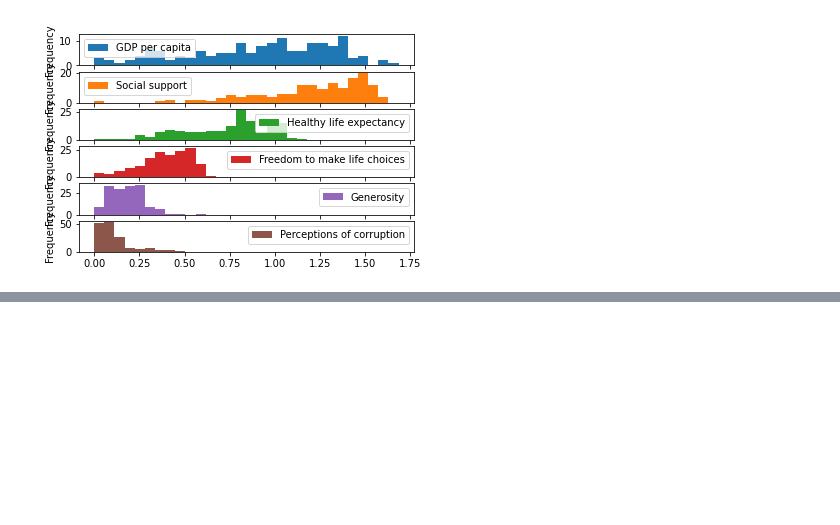
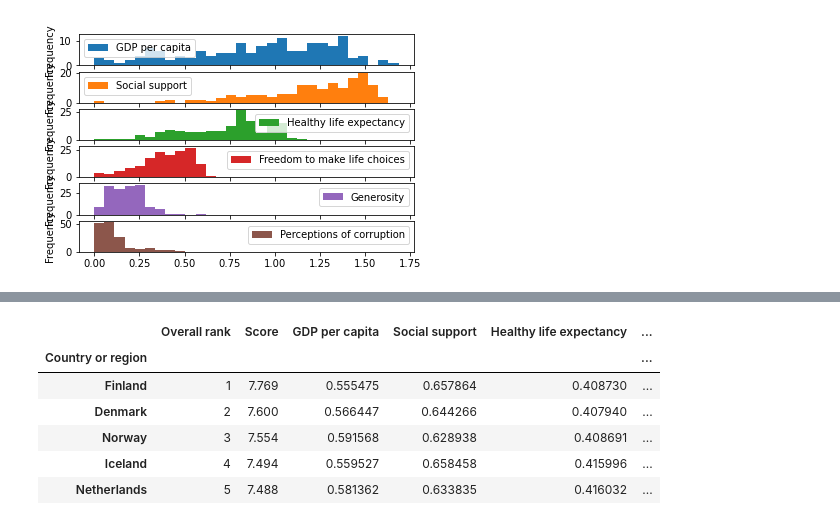
Before and after one commit to zoeyyzh/springboard, a Jupyter notebook: HappinessReport.ipynb, the cells around one changed output, grey strips where cells are left out. Cells and saved outputs as stored; diff of their text form; code cells hidden in the pictures; blank space fills up the shorter version.

```diff
--- a/HappinessReport.ipynb
+++ b/HappinessReport.ipynb
@@ -66,0 +87,22 @@ plt.show()
+# %%
+# scaling
+from sklearn import preprocessing
+a = df[['Overall rank','Score']]
+b = df[['GDP per capita','Social support','Healthy life expectancy','Freedom to make life choices','Generosity','Perceptions of corruption']]
+c = df.index
+normalized_b = preprocessing.normalize(b)
+df_1 = pd.DataFrame(data = a, columns = ['Overall rank','Score'])
+df_2 = pd.DataFrame(data = normalized_b, columns = ['GDP per capita','Social support','Healthy life expectancy','Freedom to make life choices','Generosity','Perceptions of corruption'])
+df_3 = pd.DataFrame(data = c, columns = ['Country or region'])
+df_new = pd.concat([df_3.reset_index(drop=True), df_1.reset_index(drop=True), df_2.reset_index(drop=True)], axis=1, ignore_index=True)
+df_new.rename(columns={0: 'Country or region', 1: 'Overall rank', 2: 'Score', 3: 'GDP per capita', 4: 'Social support', 5: 'Healthy life expectancy', 6: 'Freedom to make life choices', 7: 'Generosity', 8: 'Perceptions of corruption'}, inplace=True)
+df_new.set_index('Country or region', inplace=True)
+df_new.head()
+# %% [output]
+|  | Overall rank | Score | GDP per capita | Social support | Healthy life expectancy | ... |
+| Country or region |  |  |  |  |  | ... |
+| Finland | 1 | 7.769 | 0.555475 | 0.657864 | 0.408730 | ... |
+| Denmark | 2 | 7.600 | 0.566447 | 0.644266 | 0.407940 | ... |
+| Norway | 3 | 7.554 | 0.591568 | 0.628938 | 0.408691 | ... |
+| Iceland | 4 | 7.494 | 0.559527 | 0.658458 | 0.415996 | ... |
+| Netherlands | 5 | 7.488 | 0.581362 | 0.633835 | 0.416032 | ... |
```
Also changed, not shown: parts of 8 cells of this notebook.
